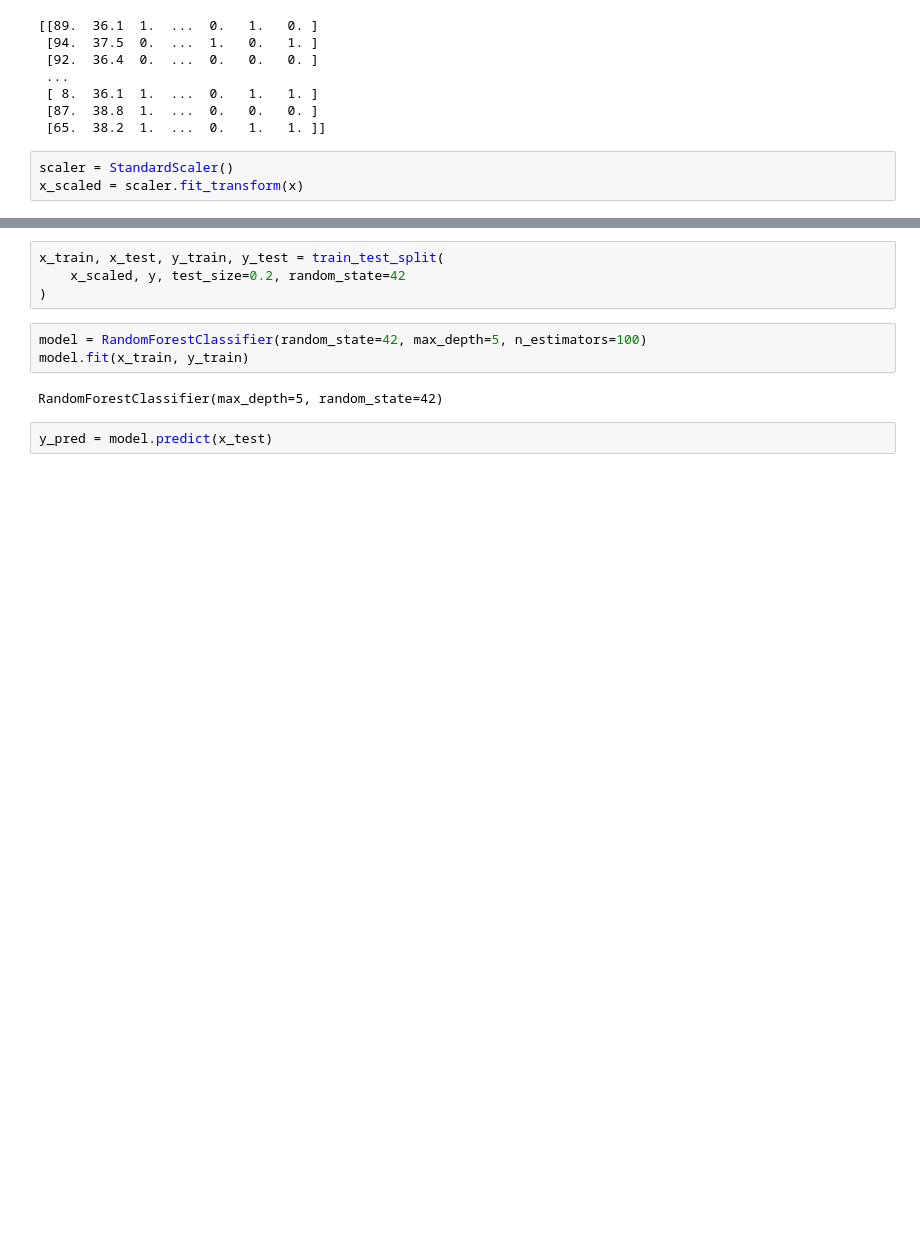
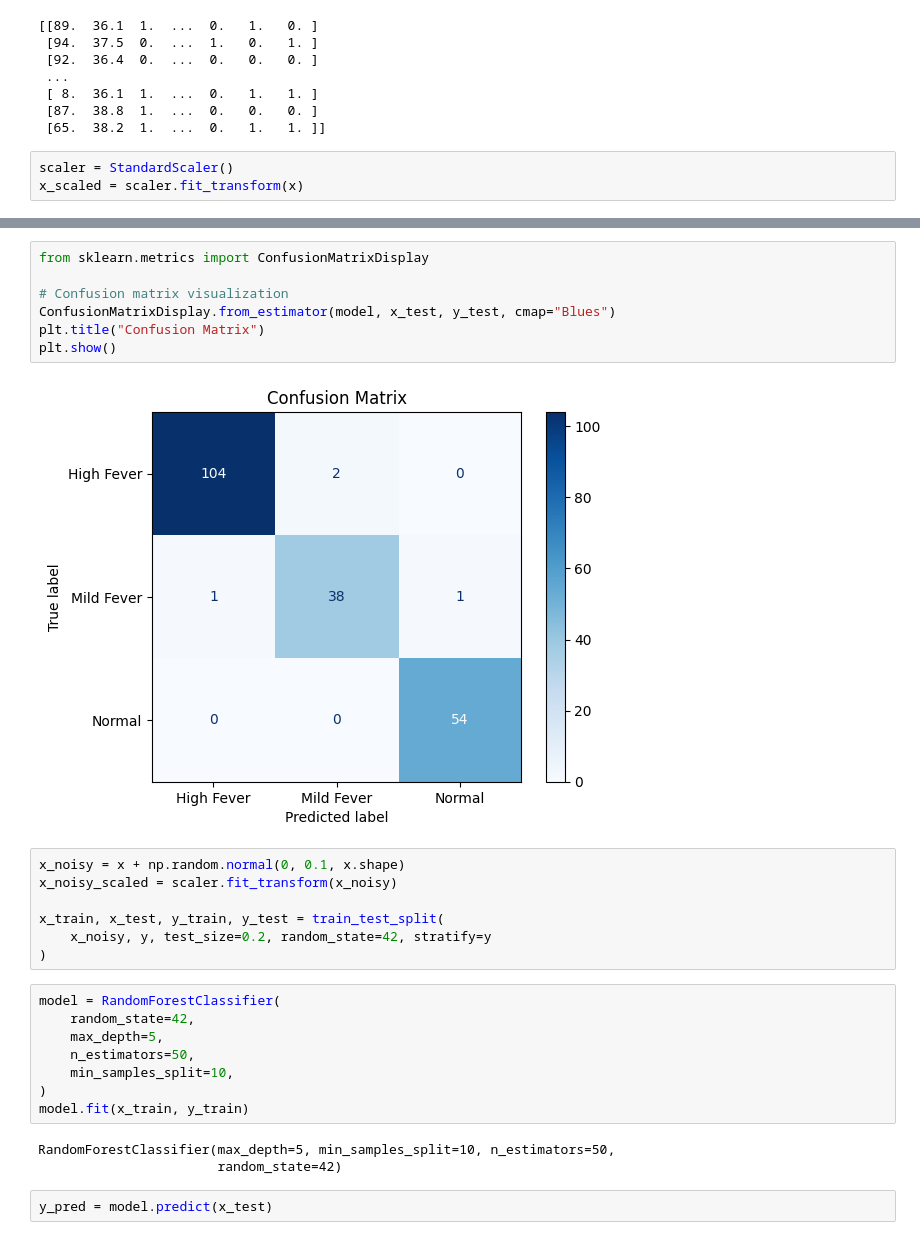
Before and after one commit to xympyo/prediver_software, a Jupyter notebook: python/dataCleaning.ipynb, the cells around one changed output, grey strips where cells are left out. Drawn from its saved outputs; the diff is of its cells as text; blank space fills up the shorter version.

```diff
--- a/python/dataCleaning.ipynb
+++ b/python/dataCleaning.ipynb
@@ -127,12 +145,30 @@ x_scaled = scaler.fit_transform(x)
+# %%
+from sklearn.metrics import ConfusionMatrixDisplay
+
+# Confusion matrix visualization
+ConfusionMatrixDisplay.from_estimator(model, x_test, y_test, cmap="Blues")
+plt.title("Confusion Matrix")
+plt.show()
+# %% [output]
+[figure, added]
 # %%
+x_noisy = x + np.random.normal(0, 0.1, x.shape)
+x_noisy_scaled = scaler.fit_transform(x_noisy)
+
 x_train, x_test, y_train, y_test = train_test_split(
-    x_scaled, y, test_size=0.2, random_state=42
+    x_noisy, y, test_size=0.2, random_state=42, stratify=y
 )
 # %%
-model = RandomForestClassifier(random_state=42, max_depth=5, n_estimators=100)
+model = RandomForestClassifier(
+    random_state=42,
+    max_depth=5,
+    n_estimators=50,
+    min_samples_split=10,
+)
 model.fit(x_train, y_train)
 # %% [output]
-RandomForestClassifier(max_depth=5, random_state=42)
+RandomForestClassifier(max_depth=5, min_samples_split=10, n_estimators=50,
+                       random_state=42)
 # %%
 y_pred = model.predict(x_test)
 # %%
```
Also changed, not shown: parts of 9 cells of this notebook, 3 other files.
